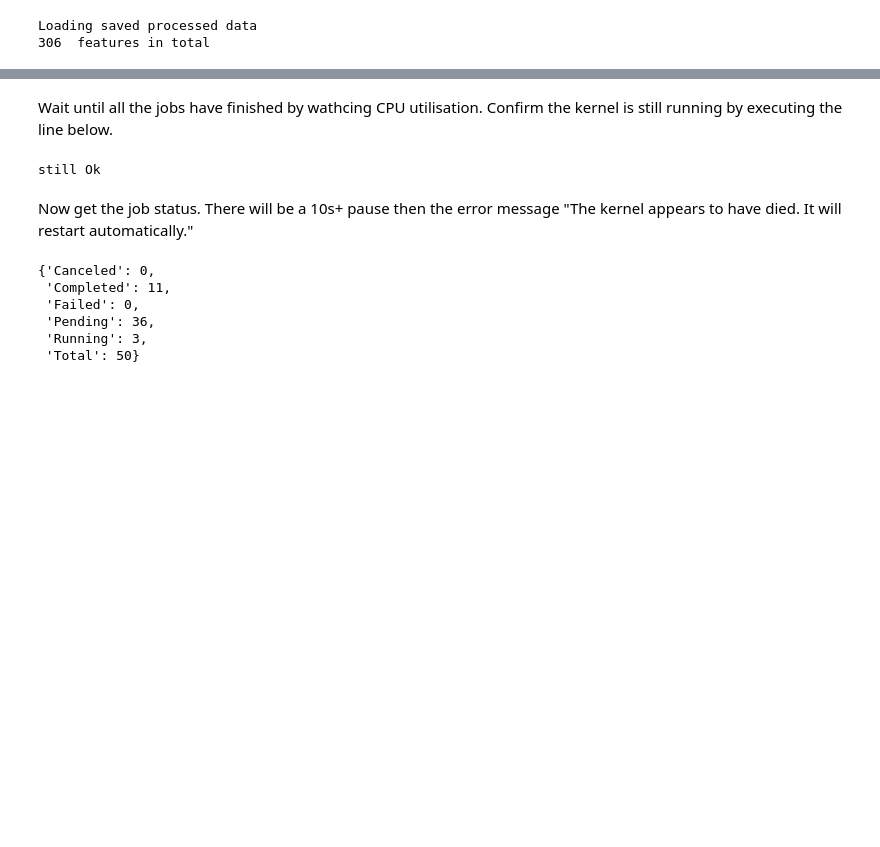
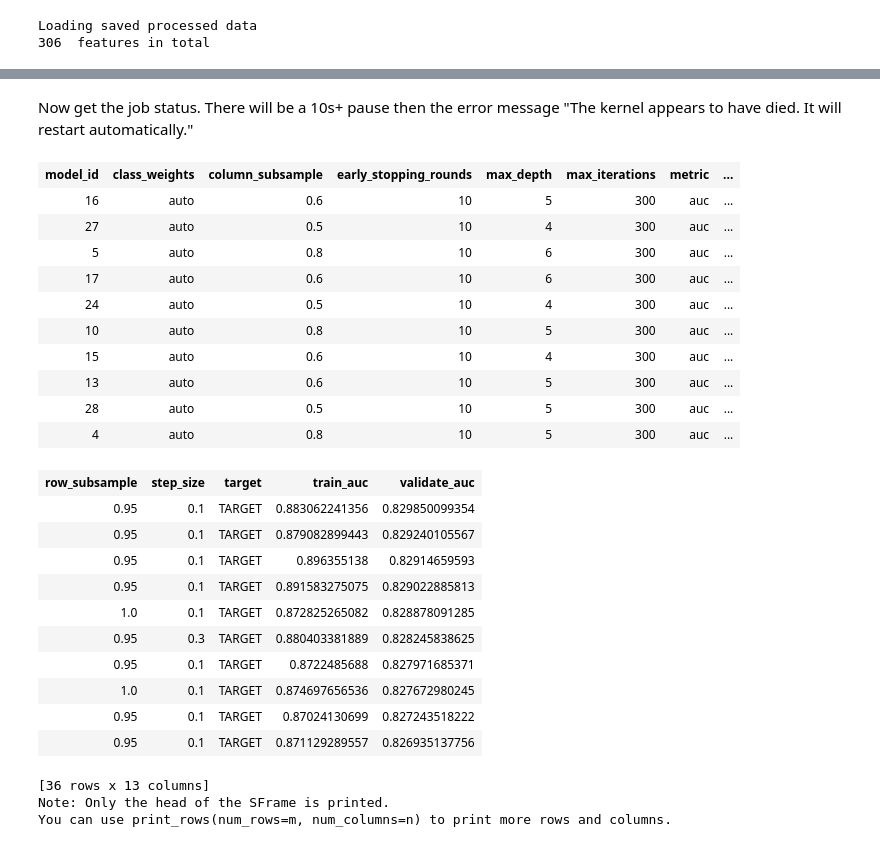
Before and after one commit to Kevin-McIsaac/Santander, a Jupyter notebook: parameter search bug.ipynb, the cells around one changed output, grey strips where cells are left out. Drawn from its saved outputs; the diff is of its cells as text; code cells hidden in the pictures; blank space fills up the shorter version.

```diff
--- a/parameter search bug.ipynb
+++ b/parameter search bug.ipynb
@@ -24,6 +24,7 @@ This non-commercial license of GraphLab Create is assigned to kevin.mcisaac@gmai
 # %%
 train_data, test_data = initialise.load_data(reload_data=False)
 folds = gl.cross_validation.KFold(train_data, 5)
+train, validate=train_data.random_split(0.8, )
 # %% [output]
 Loading saved processed data
 306  features in total
@@ -37,10 +36,14 @@ def auc_eval(model, train, test):
 params = {'target':'TARGET', 'random_seed':8923,
           'class_weights':'auto','metric':'auc',
           'early_stopping_rounds':10, 'max_iterations':300,
-          'step_size': [0.01, 0.3],
-          'max_depth': [3, 4, 5, 6, 7],
-          'column_subsample': [0.8, 0.6]}
+          'step_size': [0.1, 0.3],
+          'max_depth': [4, 5, 6],
+          'column_subsample': [0.8, 0.6, 0.5],
+          'row_subsample': [1, 0.95]}
 
-job = gl.random_search.create(folds,gl.boosted_trees_classifier.create,
-                             params, evaluator=auc_eval, max_models=10, perform_trial_run=False)
+job = gl.grid_search.create((train, validate),gl.boosted_trees_classifier.create,
+                             params, evaluator=auc_eval, perform_trial_run=False)
+job.progress_bar()
+result = job.get_results(wait=False).sort('validate_auc', ascending=False)
+result
 # %% [output]
@@ -57,17 +65,2 @@ job = gl.random_search.create(folds,gl.boosted_trees_classifier.create,
-# %% [markdown]
-Wait until all the jobs have finished by wathcing CPU utilisation. Confirm the kernel is still running by executing the line below.
-# %%
-print 'still Ok'
-# %% [output]
-still Ok
 # %% [markdown]
 Now get the job status. There will be a 10s+ pause then the error message "The kernel appears to have died. It will restart automatically."
-# %%
-job.get_status()
-# %% [output]
-{'Canceled': 0,
- 'Completed': 11,
- 'Failed': 0,
- 'Pending': 36,
- 'Running': 3,
- 'Total': 50}
@@ -75,0 +67,29 @@ job.progress_bar()
+# %%
+result = job.get_results(wait=False).sort('validate_auc', ascending=False)
+result
+# %% [output]
+| model_id | class_weights | column_subsample | early_stopping_rounds | max_depth | max_iterations | metric | ... |
+| 16 | auto | 0.6 | 10 | 5 | 300 | auc | ... |
+| 27 | auto | 0.5 | 10 | 4 | 300 | auc | ... |
+| 5 | auto | 0.8 | 10 | 6 | 300 | auc | ... |
+| 17 | auto | 0.6 | 10 | 6 | 300 | auc | ... |
+| 24 | auto | 0.5 | 10 | 4 | 300 | auc | ... |
+| 10 | auto | 0.8 | 10 | 5 | 300 | auc | ... |
+| 15 | auto | 0.6 | 10 | 4 | 300 | auc | ... |
+| 13 | auto | 0.6 | 10 | 5 | 300 | auc | ... |
+| 28 | auto | 0.5 | 10 | 5 | 300 | auc | ... |
+| 4 | auto | 0.8 | 10 | 5 | 300 | auc | ... |
+| row_subsample | step_size | target | train_auc | validate_auc |
+| 0.95 | 0.1 | TARGET | 0.883062241356 | 0.829850099354 |
+| 0.95 | 0.1 | TARGET | 0.879082899443 | 0.829240105567 |
+| 0.95 | 0.1 | TARGET | 0.896355138 | 0.82914659593 |
+| 0.95 | 0.1 | TARGET | 0.891583275075 | 0.829022885813 |
+| 1.0 | 0.1 | TARGET | 0.872825265082 | 0.828878091285 |
+| 0.95 | 0.3 | TARGET | 0.880403381889 | 0.828245838625 |
+| 0.95 | 0.1 | TARGET | 0.8722485688 | 0.827971685371 |
+| 1.0 | 0.1 | TARGET | 0.874697656536 | 0.827672980245 |
+| 0.95 | 0.1 | TARGET | 0.87024130699 | 0.827243518222 |
+| 0.95 | 0.1 | TARGET | 0.871129289557 | 0.826935137756 |
+[36 rows x 13 columns]
+Note: Only the head of the SFrame is printed.
+You can use print_rows(num_rows=m, num_columns=n) to print more rows and columns.
```
Also changed, not shown: parts of 7 cells of this notebook, 3 other files.
